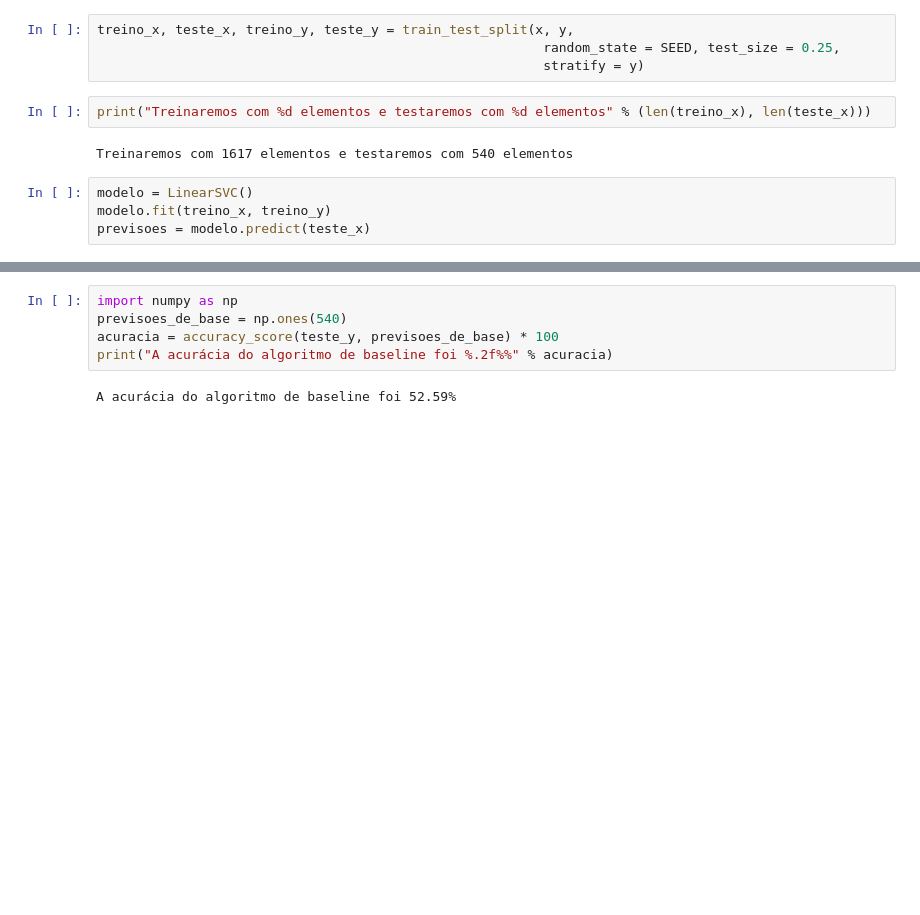
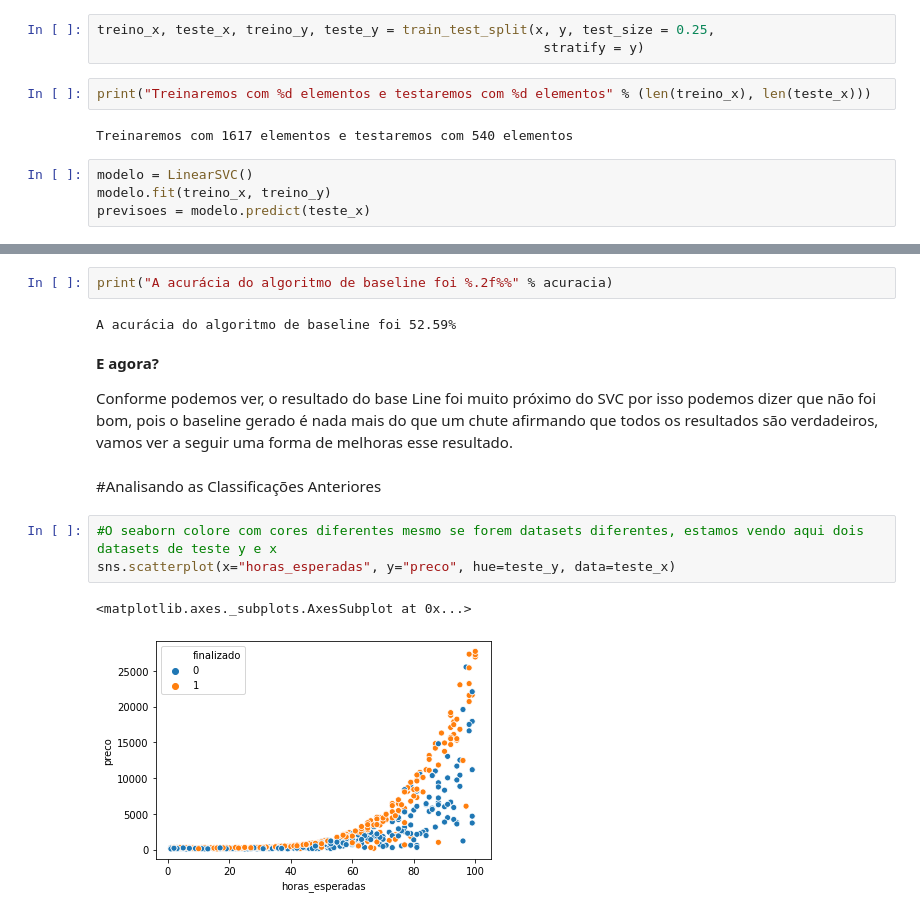
Before and after one commit to Andersonsstr/Curso-Alura-Machine-Learning, a Jupyter notebook: Plotando_Gráficos_Seaborn_e_SVC.ipynb, the cells around one changed output, grey strips where cells are left out. Cells and saved outputs as stored; diff of their text form; blank space fills up the shorter version.

```diff
--- a/Plotando_Gráficos_Seaborn_e_SVC.ipynb
+++ b/Plotando_Gráficos_Seaborn_e_SVC.ipynb
@@ -92,6 +95,5 @@ SEED = 20
 # %%
-treino_x, teste_x, treino_y, teste_y = train_test_split(x, y,
-                                                         random_state = SEED, test_size = 0.25,
+treino_x, teste_x, treino_y, teste_y = train_test_split(x, y, test_size = 0.25,
                                                          stratify = y)
 # %%
 print("Treinaremos com %d elementos e testaremos com %d elementos" % (len(treino_x), len(teste_x)))
@@ -109,7 +137,16 @@ A acurácia foi 49.44%
 # %%
-import numpy as np
-previsoes_de_base = np.ones(540)
-acuracia = accuracy_score(teste_y, previsoes_de_base) * 100
 print("A acurácia do algoritmo de baseline foi %.2f%%" % acuracia)
 # %% [output]
 A acurácia do algoritmo de baseline foi 52.59%
+# %% [markdown]
+**E agora?**
+
+Conforme podemos ver, o resultado do base Line foi muito próximo do SVC por isso podemos dizer que não foi bom, pois o baseline gerado é nada mais do que um chute afirmando que todos os resultados são verdadeiros, vamos ver a seguir uma forma de melhoras esse resultado.
+# %% [markdown]
+#Analisando as Classificações Anteriores
+# %%
+#O seaborn colore com cores diferentes mesmo se forem datasets diferentes, estamos vendo aqui dois datasets de teste y e x
+sns.scatterplot(x="horas_esperadas", y="preco", hue=teste_y, data=teste_x)
+# %% [output]
+<matplotlib.axes._subplots.AxesSubplot at 0x...>
+[figure, added]
```
Also changed, not shown: parts of 37 cells of this notebook.
